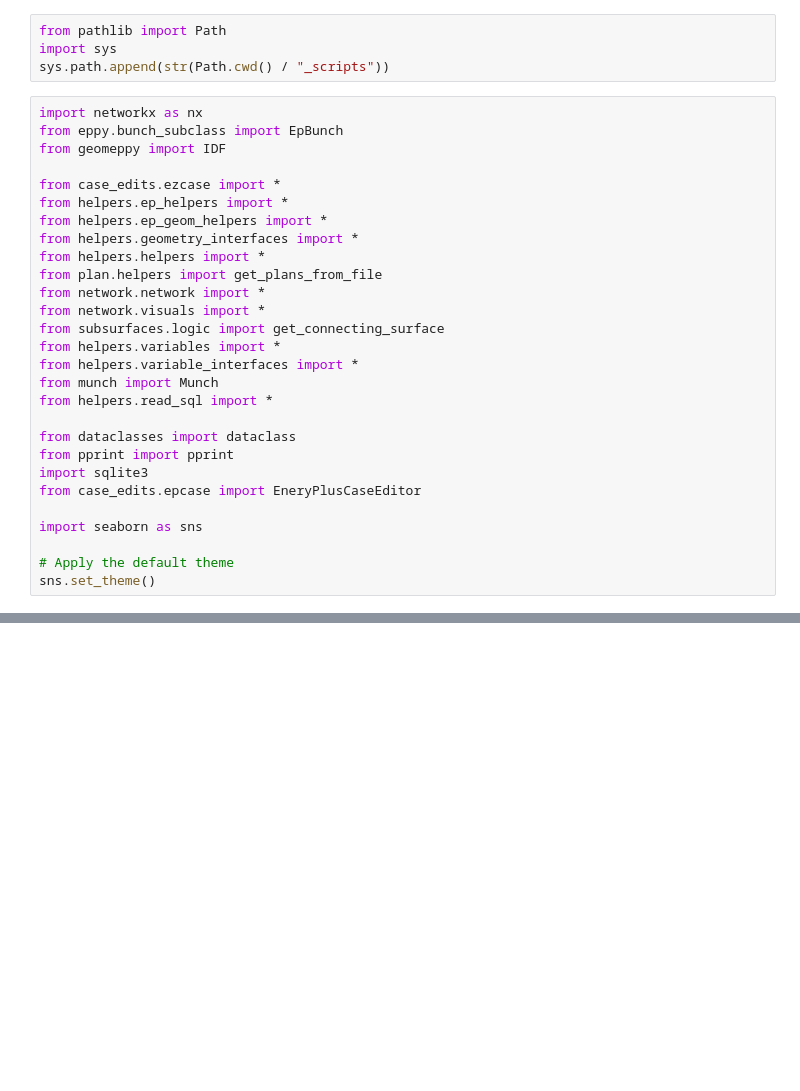
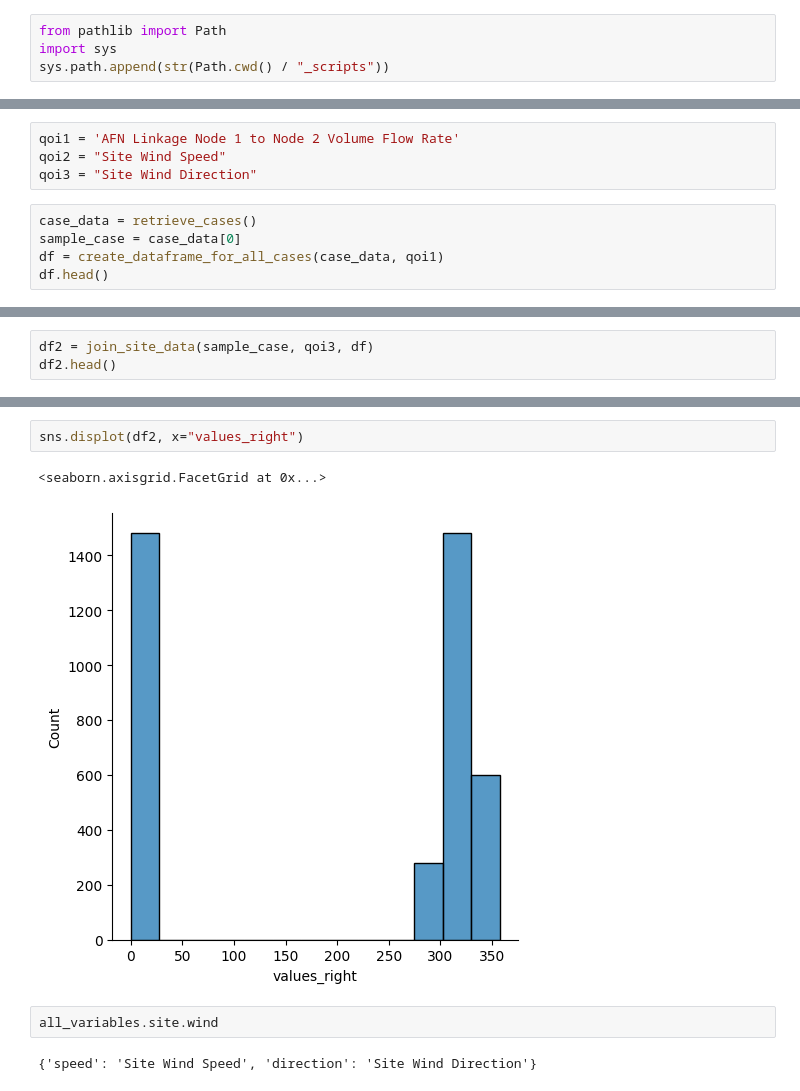
Before and after one commit to juliet29/plan2EPlus, a Jupyter notebook: _notebooks/t05_svg2plan.ipynb, the cells around one changed output, grey strips where cells are left out. Saved outputs shown, nothing was run; the diff lists cells and outputs as text; blank space fills up the shorter version.

```diff
--- a/_notebooks/t05_svg2plan.ipynb
+++ b/_notebooks/t05_svg2plan.ipynb
@@ -10,31 +7,3 @@ The autoreload extension is already loaded. To reload it, use:
 from pathlib import Path
 import sys
 sys.path.append(str(Path.cwd() / "_scripts"))
-# %%
-import networkx as nx
-from eppy.bunch_subclass import EpBunch
-from geomeppy import IDF
-
-from case_edits.ezcase import *
-from helpers.ep_helpers import *
-from helpers.ep_geom_helpers import *
-from helpers.geometry_interfaces import *
-from helpers.helpers import *
-from plan.helpers import get_plans_from_file
-from network.network import *
-from network.visuals import *
-from subsurfaces.logic import get_connecting_surface
-from helpers.variables import *
-from helpers.variable_interfaces import *
-from munch import Munch
-from helpers.read_sql import *
-
-from dataclasses import dataclass
-from pprint import pprint
-import sqlite3
-from case_edits.epcase import EneryPlusCaseEditor
-
-import seaborn as sns
-
-# Apply the default theme
-sns.set_theme()
@@ -273,0 +47,9 @@ afn_subsurfaces = set_difference(list_all_dict_values(zone_map), list_all_dict_v
+# %%
+qoi1 = 'AFN Linkage Node 1 to Node 2 Volume Flow Rate'
+qoi2 = "Site Wind Speed"
+qoi3 = "Site Wind Direction"
+# %%
+case_data = retrieve_cases()
+sample_case = case_data[0]
+df = create_dataframe_for_all_cases(case_data, qoi1)
+df.head()
@@ -273,0 +65,3 @@ afn_subsurfaces = set_difference(list_all_dict_values(zone_map), list_all_dict_v
+# %%
+df2 = join_site_data(sample_case, qoi3, df)
+df2.head()
@@ -273,0 +77,9 @@ afn_subsurfaces = set_difference(list_all_dict_values(zone_map), list_all_dict_v
+# %%
+sns.displot(df2, x="values_right")
+# %% [output]
+<seaborn.axisgrid.FacetGrid at 0x...>
+[figure, added]
+# %%
+all_variables.site.wind
+# %% [output]
+{'speed': 'Site Wind Speed', 'direction': 'Site Wind Direction'}
```
Also changed, not shown: parts of 38 cells of this notebook, 7 other files.
